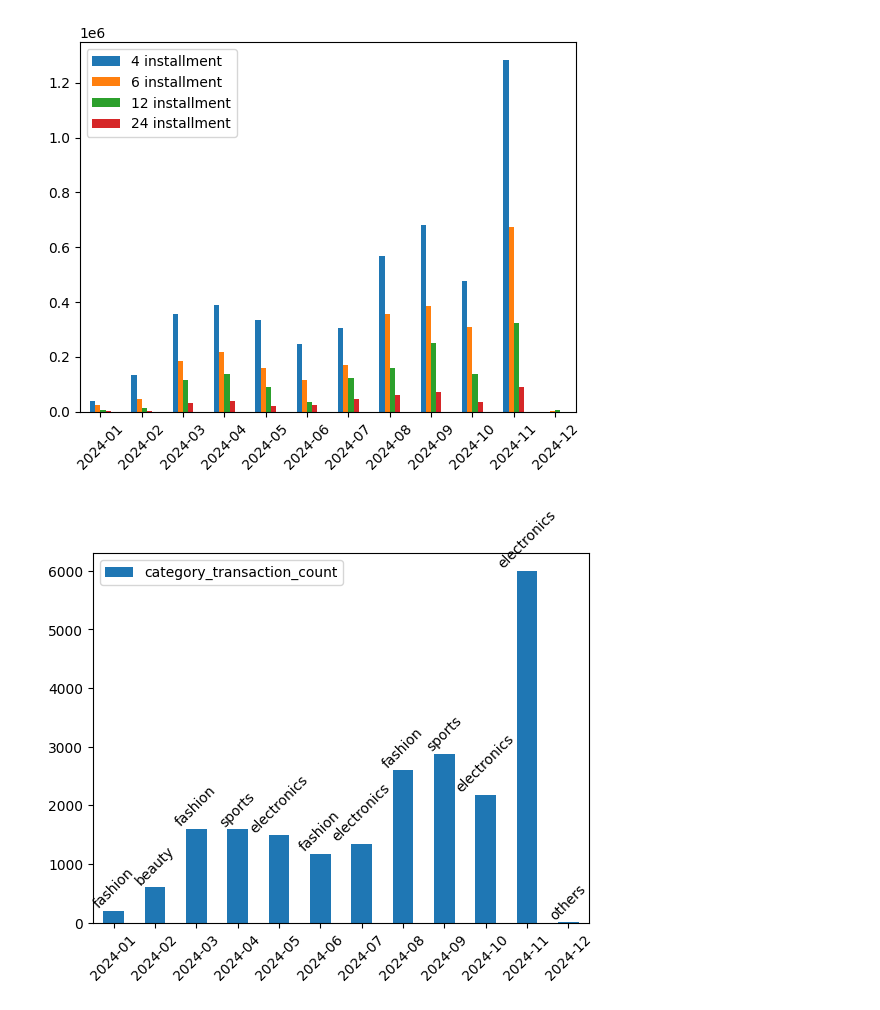
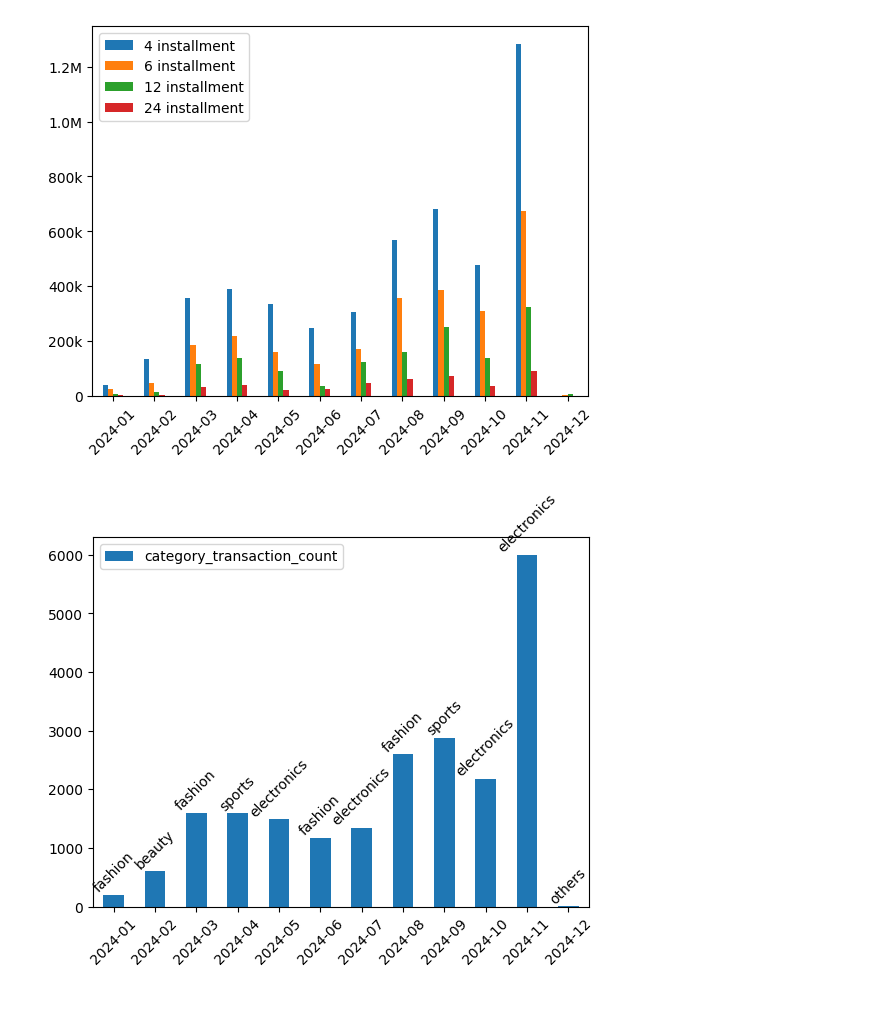
Before and after one commit to karciszuk/vbassigment, a Jupyter notebook: notebooks/portfolio.ipynb, the cells around one changed output. Saved outputs shown, nothing was run; the diff lists cells and outputs as text; code cells hidden in the pictures.

```diff
--- a/notebooks/portfolio.ipynb
+++ b/notebooks/portfolio.ipynb
@@ -28,18 +46,20 @@ df_users.visualize(
 # %%
-df_installments = Vizualizator(df4)
-df_installments.visualize(
-    index="month",
-    column=[
+installment_plans_df = installment_plans_df.set_index("month")
+ax = installment_plans_df[
+    [
         "4_installment_transaction_volume",
         "6_installment_transaction_volume",
         "12_installment_transaction_volume",
         "24_installment_transaction_volume",
-    ],
-    kind="bar",
-    rotation=45,
-    xlabel="",
-    legend=["4 installment", "6 installment", "12 installment", "24 installment"],
-)
+    ]
+    ].plot(kind="bar", rot=45, xlabel="")
+plt.legend([
+    "4 installment",
+    "6 installment",
+    "12 installment",
+    "24 installment"
+    ])
+ax.yaxis.set_major_formatter(FuncFormatter(smart_format))
 # %% [output]
-[figure, old version]
+[figure, new version]
 # %%
```
Also changed, not shown: parts of 5 cells of this notebook, 11 other files.
